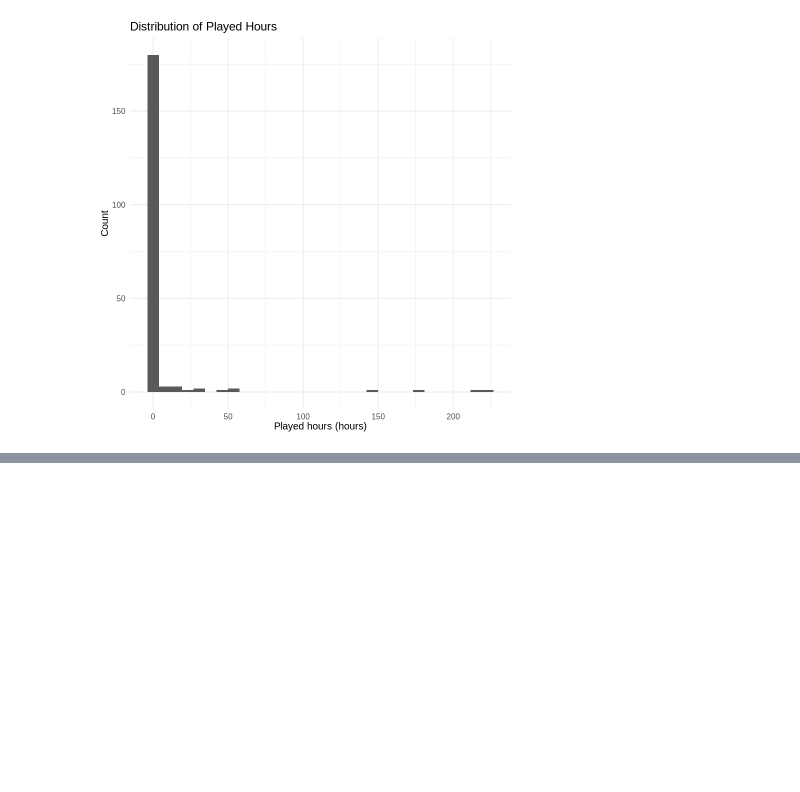
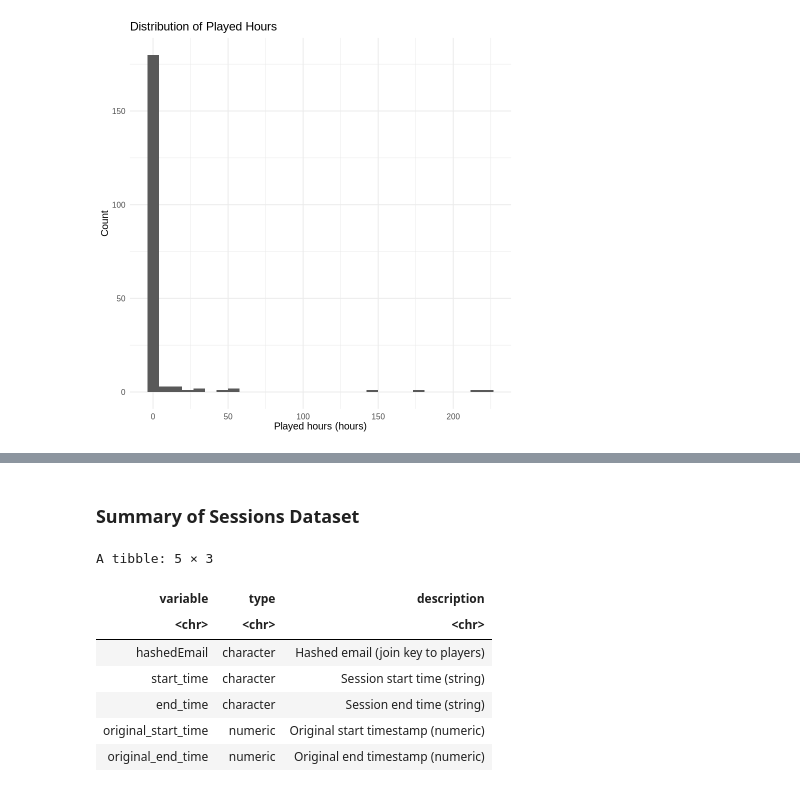
Before and after one commit to realshady-art/DSCI-100-2025W1-Group-project, a Jupyter notebook: Data Science Project Planning Report.ipynb, the cells around one changed output, grey strips where cells are left out. Saved outputs shown, nothing was run; the diff lists cells and outputs as text; code cells hidden in the pictures; blank space fills up the shorter version.

```diff
--- a/Data Science Project Planning Report.ipynb
+++ b/Data Science Project Planning Report.ipynb
@@ -210,0 +235,28 @@ A tibble: 1 × 9
+# %% [markdown]
+### Summary of Sessions Dataset
+# %%
+type_of <- function(x) class(x)[1]
+
+sessions_dict <- tibble(
+  variable = names(sessions),
+  type     = purrr::map_chr(sessions, type_of),
+  description = dplyr::case_when(
+    variable == "hashedEmail"          ~ "Hashed email (join key to players)",
+    variable == "start_time"           ~ "Session start time (string)",
+    variable == "end_time"             ~ "Session end time (string)",
+    variable == "original_start_time"  ~ "Original start timestamp (numeric)",
+    variable == "original_end_time"    ~ "Original end timestamp (numeric)",
+    TRUE ~ ""
+  )
+)
+
+sessions_dict
+# %% [output]
+A tibble: 5 × 3
+| variable | type | description |
+| <chr> | <chr> | <chr> |
+| hashedEmail | character | Hashed email (join key to players) |
+| start_time | character | Session start time (string) |
+| end_time | character | Session end time (string) |
+| original_start_time | numeric | Original start timestamp (numeric) |
+| original_end_time | numeric | Original end timestamp (numeric) |
```
Also changed, not shown: parts of 9 cells of this notebook.
